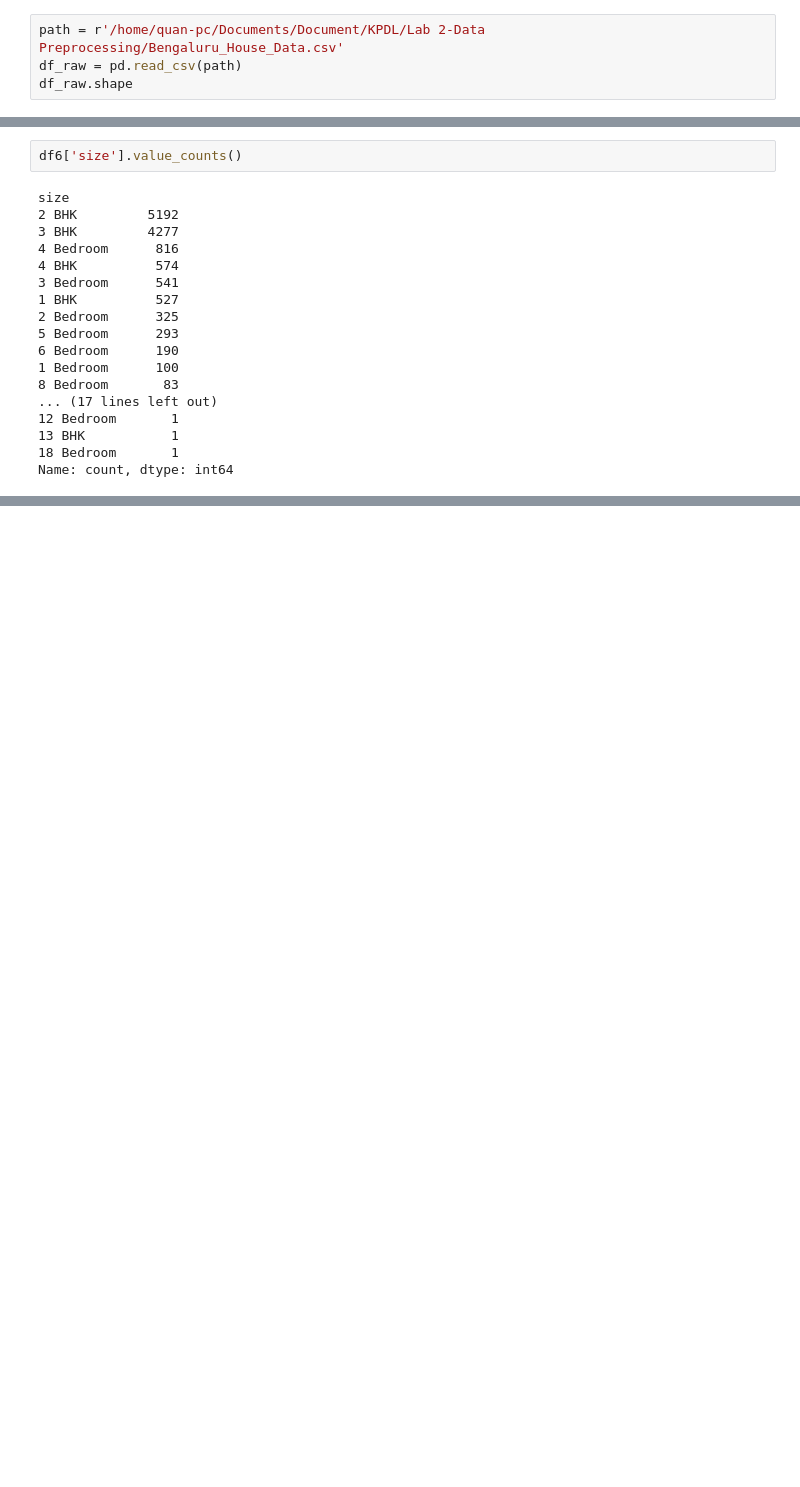
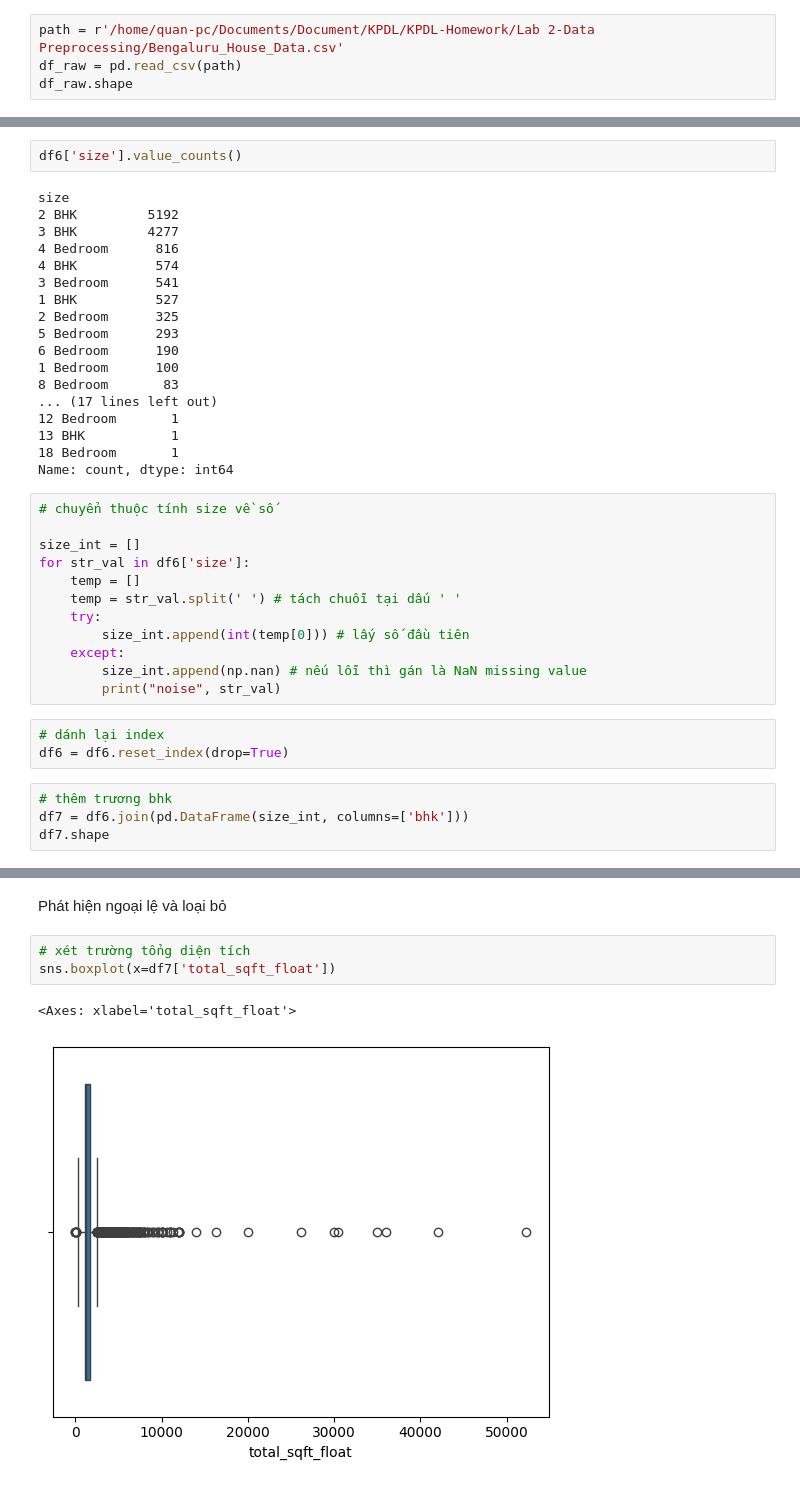
Before and after one commit to quanzz123/DataMining-Homework, a Jupyter notebook: Lab 2-Data Preprocessing/thuc_hanh.ipynb, the cells around one changed output, grey strips where cells are left out. Cells and saved outputs as stored; diff of their text form; blank space fills up the shorter version.

```diff
--- a/Lab 2-Data Preprocessing/thuc_hanh.ipynb
+++ b/Lab 2-Data Preprocessing/thuc_hanh.ipynb
@@ -4,7 +4,7 @@ import pandas as pd
 import matplotlib.pyplot as plt
 import seaborn as sns
 # %%
-path = r'/home/quan-pc/Documents/Document/KPDL/Lab 2-Data Preprocessing/Bengaluru_House_Data.csv'
+path = r'/home/quan-pc/Documents/Document/KPDL/KPDL-Homework/Lab 2-Data Preprocessing/Bengaluru_House_Data.csv'
 df_raw = pd.read_csv(path)
 df_raw.shape
 # %% [output]
@@ -341,3 +341,22 @@ size
 13 BHK           1
 18 Bedroom       1
 Name: count, dtype: int64
+# %%
+# chuyển thuộc tính size về số
+
+size_int = []
+for str_val in df6['size']:
+    temp = []
+    temp = str_val.split(' ') # tách chuỗi tại dấu ' '
+    try:
+        size_int.append(int(temp[0])) # lấy số đầu tiên
+    except:
+        size_int.append(np.nan) # nếu lỗi thì gán là NaN missing value
+        print("noise", str_val)
+# %%
+# dánh lại index
+df6 = df6.reset_index(drop=True)
+# %%
+# thêm trương bhk
+df7 = df6.join(pd.DataFrame(size_int, columns=['bhk']))
+df7.shape
@@ -343,0 +374,8 @@ Name: count, dtype: int64
+# %% [markdown]
+Phát hiện ngoại lệ và loại bỏ
+# %%
+# xét trường tổng diện tích
+sns.boxplot(x=df7['total_sqft_float'])
+# %% [output]
+<Axes: xlabel='total_sqft_float'>
+[figure, added]
```
Also changed, not shown: parts of 29 cells of this notebook, 1 other file.
